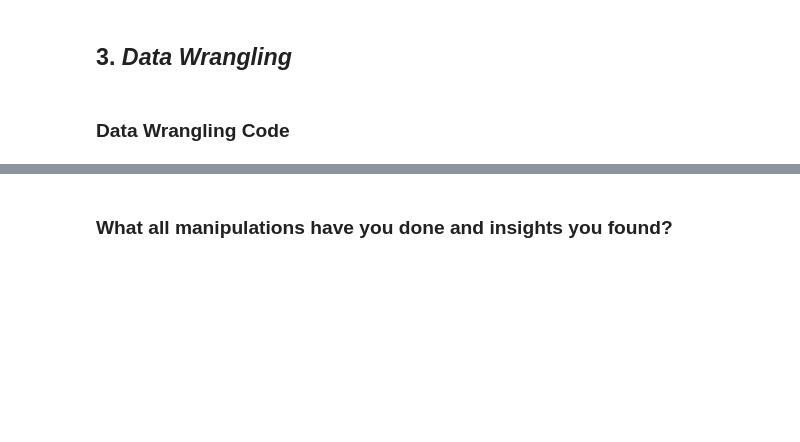
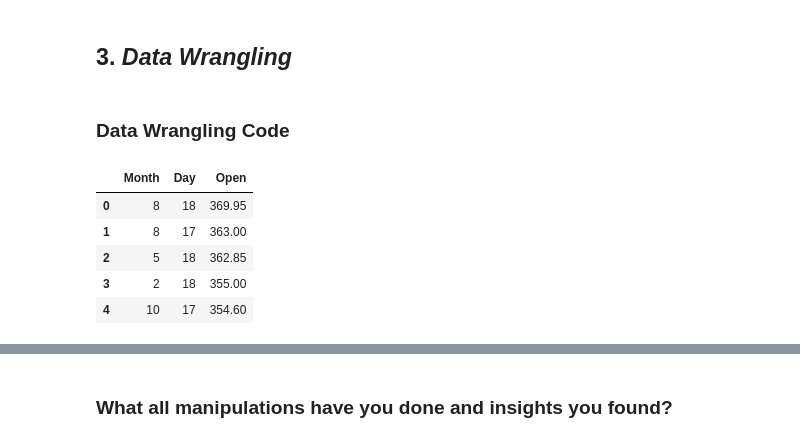
Before and after one commit to Rohankukwas/Yes-Bank-Stock-Closing-Price-Prediction, a Jupyter notebook: ML_Yes_Bank_Stock_Closing_Price_Prediction_ML_Submission.ipynb, the cells around one changed output, grey strips where cells are left out. Cells and saved outputs as stored; diff of their text form; code cells hidden in the pictures; blank space fills up the shorter version.

```diff
--- a/ML_Yes_Bank_Stock_Closing_Price_Prediction_ML_Submission.ipynb
+++ b/ML_Yes_Bank_Stock_Closing_Price_Prediction_ML_Submission.ipynb
@@ -229,0 +236,14 @@ df1.head()
+# %%
+# Write your code to make your dataset analysis ready.
+
+# Top 5 Maximum Opening values shares as per Day and month
+top_opening_values_by_day_month = df1.groupby(['Month','Day'],as_index=False)['Open'].max().sort_values(by='Open',ascending=False)\
+.nlargest(5, columns='Open').reset_index(drop=True)
+top_opening_values_by_day_month
+# %% [output]
+|  | Month | Day | Open |
+| 0 | 8 | 18 | 369.95 |
+| 1 | 8 | 17 | 363.00 |
+| 2 | 5 | 18 | 362.85 |
+| 3 | 2 | 18 | 355.00 |
+| 4 | 10 | 17 | 354.60 |
```
Also changed, not shown: parts of 9 cells of this notebook.
